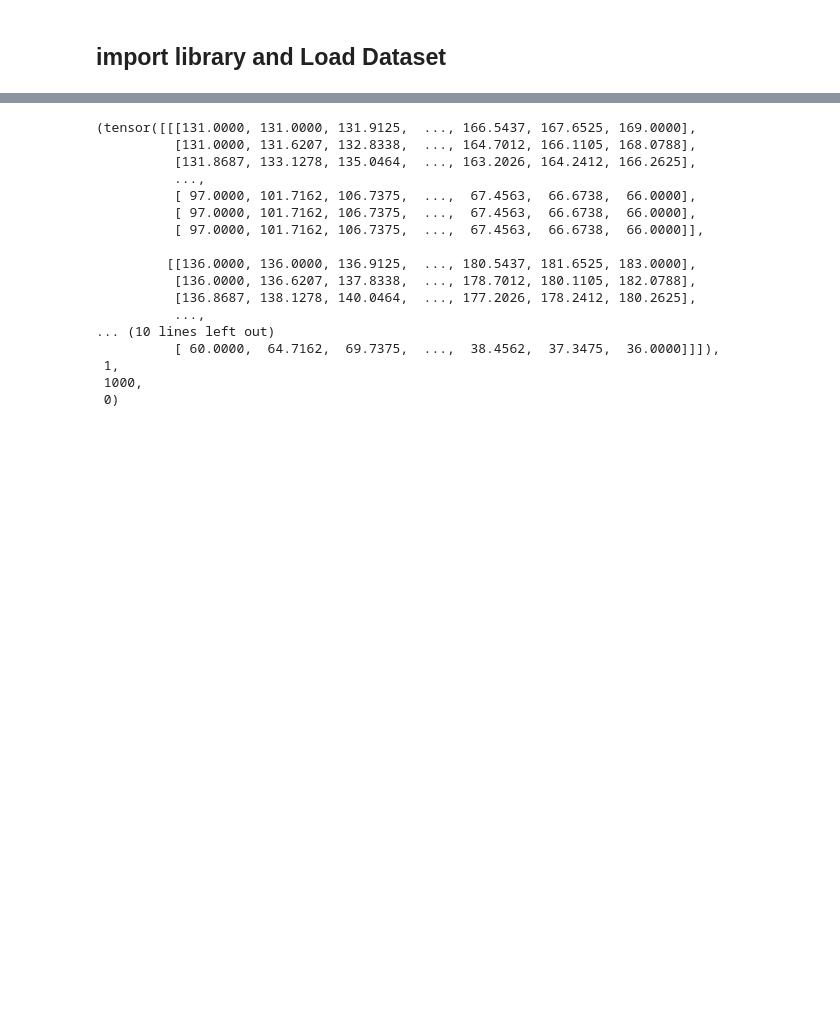
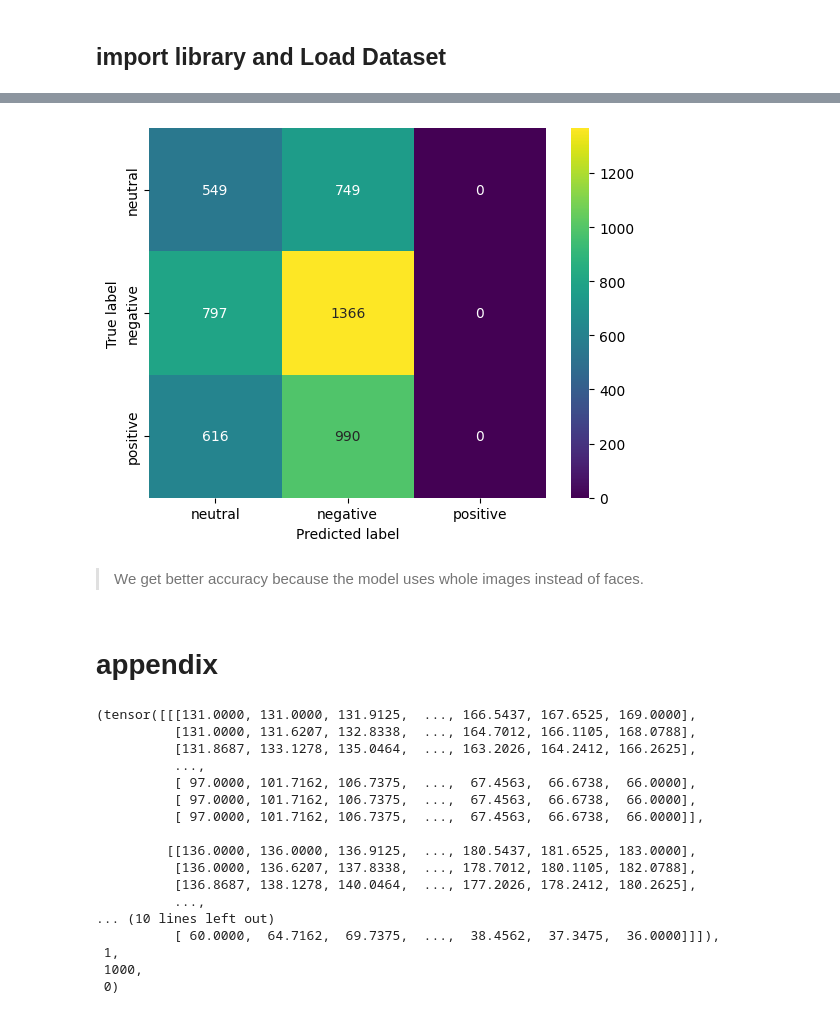
Before and after one commit to abolfazlyarian/deepLearningProject, a Jupyter notebook: phase1.ipynb, the cells around one changed output, grey strips where cells are left out. Drawn from its saved outputs; the diff is of its cells as text; code cells hidden in the pictures; blank space fills up the shorter version.

```diff
--- a/phase1.ipynb
+++ b/phase1.ipynb
@@ -36,0 +145,16 @@ test_data = MSCTD(
+# %%
+# model.fc = nn.Linear(2048,3)
+model.fc = MLP()
+
+
+for param in model.parameters():
+    param.requires_grad = False
+
+for name, param in model.named_parameters():
+    if 'layer4' in name:
+        param.requires_grad = True
+    if 'fc' in name:
+        param.requires_grad = True
+
+for name, param in model.named_parameters():
+    print(name, param.requires_grad)
@@ -36,0 +293,15 @@ test_data = MSCTD(
+# %%
+y_pred = []
+y_true = []
+
+with torch.no_grad():
+    for (X, temp1, y, temp2)  in test_dataloader:
+        # X = torch.permute(X[0],(0,3,1,2)).float()
+        X = X[0].to(device)
+        y = torch.squeeze(torch.Tensor(np.array(y).astype(int)).to(torch.long))
+        y = y.to(device)
+        pred = model(X)
+        output = pred.argmax(1).cpu().numpy()
+        y_pred.extend(output)
+        label = y.cpu().numpy()
+        y_true.extend(label)
@@ -36,0 +320,14 @@ test_data = MSCTD(
+# %%
+cf_matrix = confusion_matrix(y_true=y_true, y_pred=y_pred)
+
+sb.heatmap(cf_matrix,
+           annot=True,
+           fmt='d',
+           cmap='viridis',
+           xticklabels=['neutral','negative','positive'],
+           yticklabels=['neutral','negative','positive'])
+plt.xlabel('Predicted label')
+plt.ylabel('True label')
+plt.show()
+# %% [output]
+[figure, added]
@@ -37,3 +336,7 @@ test_data = MSCTD(
+# %% [markdown]
+> We get better accuracy because the model uses whole images instead of faces.
+# %% [markdown]
+# appendix
 # %%
 import os
 import numpy as np
```
Also changed, not shown: parts of 33 cells of this notebook, 15 other files.
